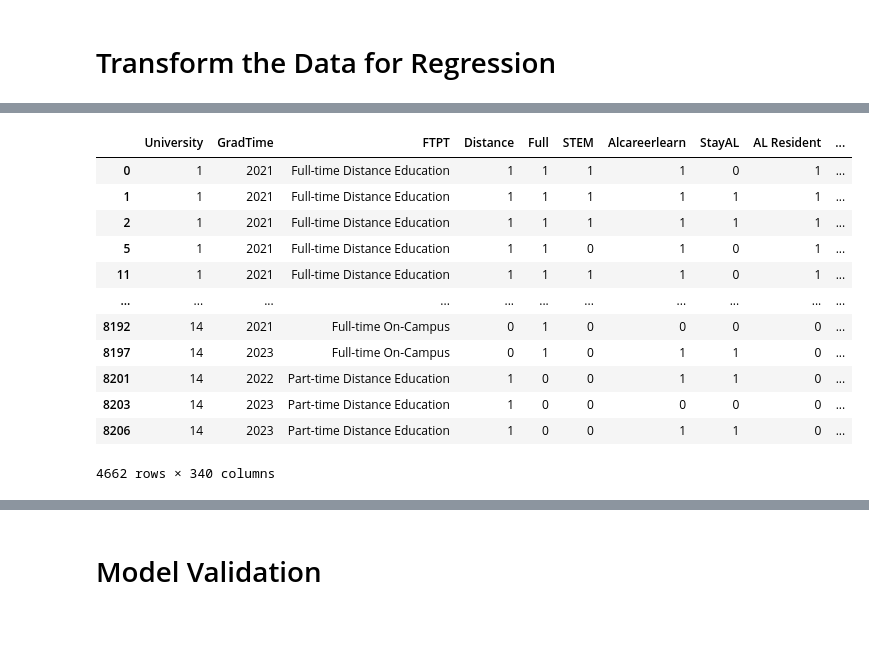
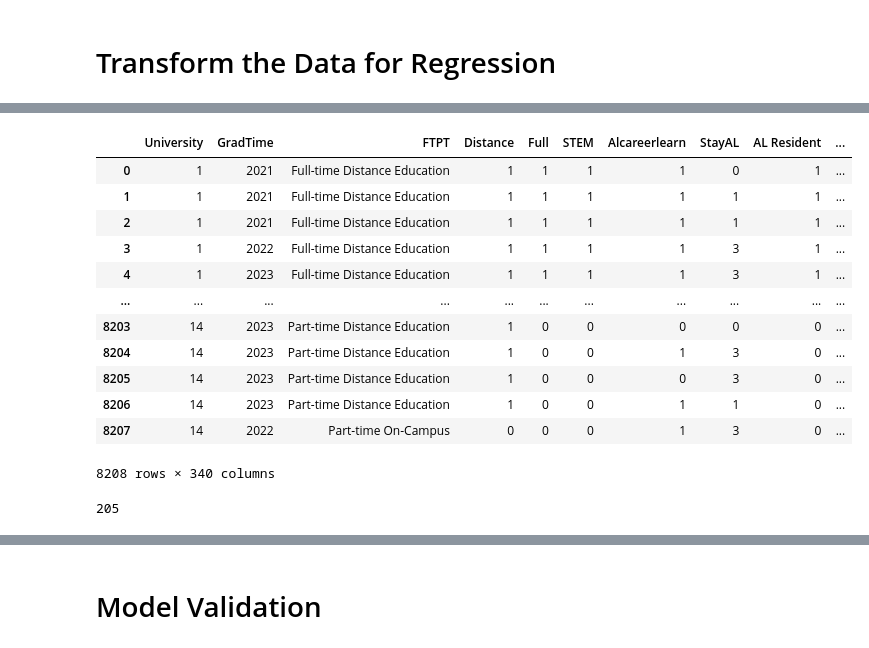
Before and after one commit to MCDC-Team-4/retain-alabama, a Jupyter notebook: team-juypter-notebooks/testing.ipynb, the cells around one changed output, grey strips where cells are left out. Saved outputs shown, nothing was run; the diff lists cells and outputs as text; code cells hidden in the pictures.

```diff
--- a/team-juypter-notebooks/testing.ipynb
+++ b/team-juypter-notebooks/testing.ipynb
@@ -70,26 +124,28 @@ alabamaData.describe()
 # %%
 # renaming columns
 pd.options.display.max_columns = 300
 pd.options.display.max_rows = 10
 # readData
 readAlabamaData
 # data = data.rename(columns = {'_Virginia': 'Virginia'})
 # data
 # Regressiona
+readAlabamaData.columns.get_loc("Major_Agricultural/ Animal Sciences")
 # %% [output]
 |  | University | GradTime | FTPT | Distance | Full | STEM | Alcareerlearn | StayAL | AL Resident | ... |
 | 0 | 1 | 2021 | Full-time Distance Education | 1 | 1 | 1 | 1 | 0 | 1 | ... |
 | 1 | 1 | 2021 | Full-time Distance Education | 1 | 1 | 1 | 1 | 1 | 1 | ... |
 | 2 | 1 | 2021 | Full-time Distance Education | 1 | 1 | 1 | 1 | 1 | 1 | ... |
-| 5 | 1 | 2021 | Full-time Distance Education | 1 | 1 | 0 | 1 | 0 | 1 | ... |
-| 11 | 1 | 2021 | Full-time Distance Education | 1 | 1 | 1 | 1 | 0 | 1 | ... |
+| 3 | 1 | 2022 | Full-time Distance Education | 1 | 1 | 1 | 1 | 3 | 1 | ... |
+| 4 | 1 | 2023 | Full-time Distance Education | 1 | 1 | 1 | 1 | 3 | 1 | ... |
 | ... | ... | ... | ... | ... | ... | ... | ... | ... | ... | ... |
-| 8192 | 14 | 2021 | Full-time On-Campus | 0 | 1 | 0 | 0 | 0 | 0 | ... |
-| 8197 | 14 | 2023 | Full-time On-Campus | 0 | 1 | 0 | 1 | 1 | 0 | ... |
-| 8201 | 14 | 2022 | Part-time Distance Education | 1 | 0 | 0 | 1 | 1 | 0 | ... |
 | 8203 | 14 | 2023 | Part-time Distance Education | 1 | 0 | 0 | 0 | 0 | 0 | ... |
+| 8204 | 14 | 2023 | Part-time Distance Education | 1 | 0 | 0 | 1 | 3 | 0 | ... |
+| 8205 | 14 | 2023 | Part-time Distance Education | 1 | 0 | 0 | 0 | 3 | 0 | ... |
 | 8206 | 14 | 2023 | Part-time Distance Education | 1 | 0 | 0 | 1 | 1 | 0 | ... |
+| 8207 | 14 | 2022 | Part-time On-Campus | 0 | 0 | 0 | 1 | 3 | 0 | ... |
-4662 rows × 340 columns
+8208 rows × 340 columns
+205
 # %%
 readAlabamaData = readAlabamaData[readAlabamaData.StayAL != 3]
 x = readAlabamaData[["Distance","Full","STEM","Gender"]]
```
Also changed, not shown: parts of 17 cells of this notebook.
